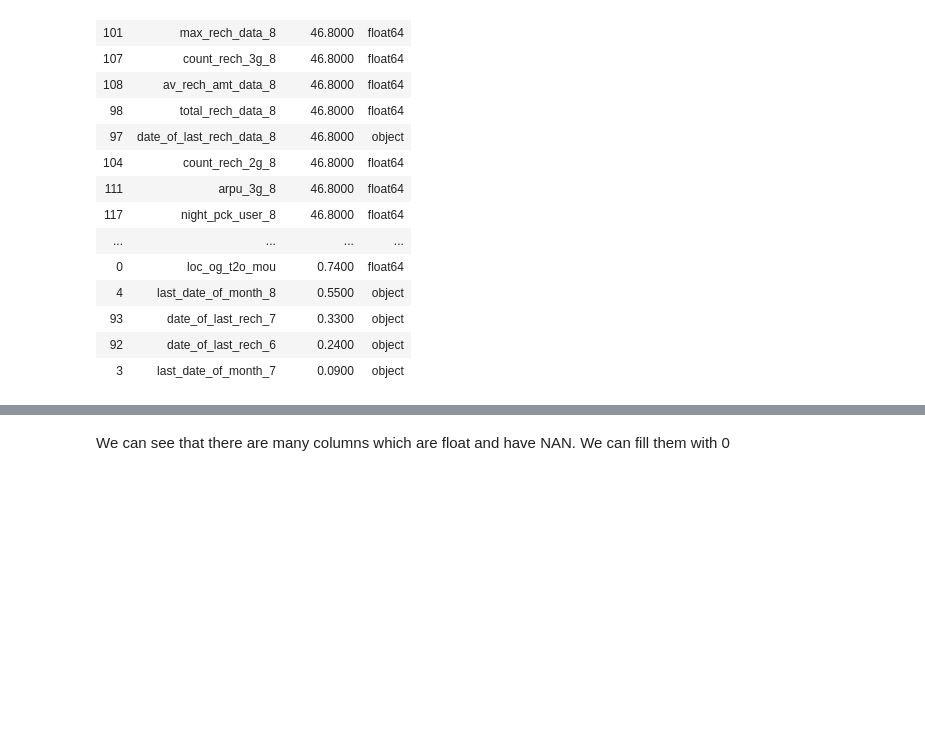
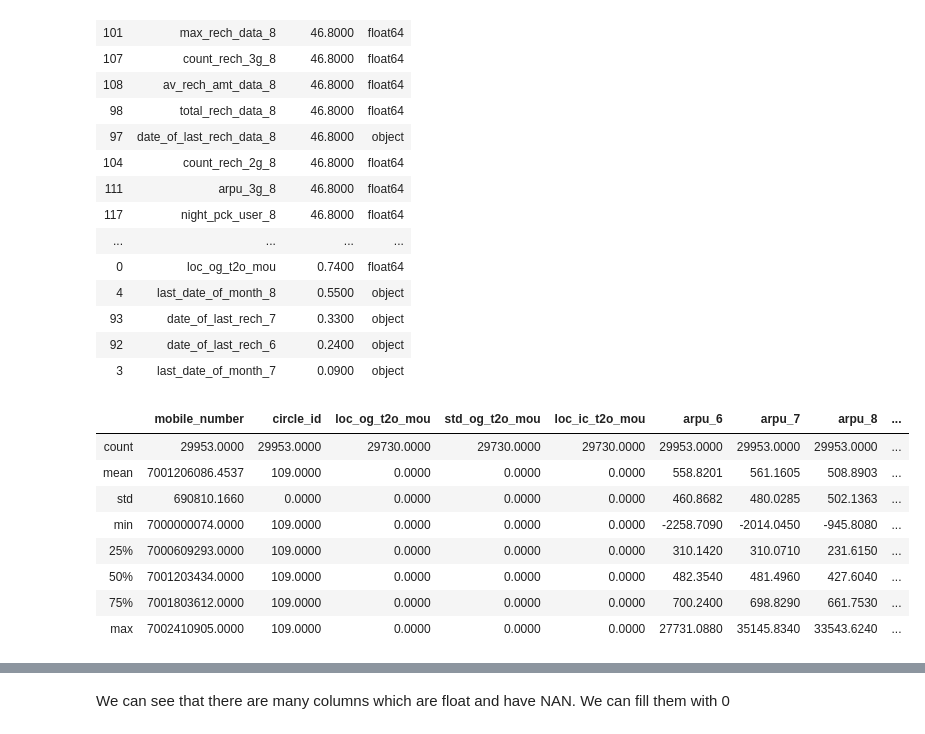
Before and after one commit to ashwanikumar04/telecom-churn-case-study, a Jupyter notebook: telecom-churn.ipynb, the cells around one changed output, grey strips where cells are left out. Cells and saved outputs as stored; diff of their text form; code cells hidden in the pictures; blank space fills up the shorter version.

```diff
--- a/telecom-churn.ipynb
+++ b/telecom-churn.ipynb
@@ -170,3 +175,15 @@ nan_df
 | 93 | date_of_last_rech_7 | 0.3300 | object |
 | 92 | date_of_last_rech_6 | 0.2400 | object |
 | 3 | last_date_of_month_7 | 0.0900 | object |
+# %%
+telecom_data.describe()
+# %% [output]
+|  | mobile_number | circle_id | loc_og_t2o_mou | std_og_t2o_mou | loc_ic_t2o_mou | arpu_6 | arpu_7 | arpu_8 | ... |
+| count | 29953.0000 | 29953.0000 | 29730.0000 | 29730.0000 | 29730.0000 | 29953.0000 | 29953.0000 | 29953.0000 | ... |
+| mean | 7001206086.4537 | 109.0000 | 0.0000 | 0.0000 | 0.0000 | 558.8201 | 561.1605 | 508.8903 | ... |
+| std | 690810.1660 | 0.0000 | 0.0000 | 0.0000 | 0.0000 | 460.8682 | 480.0285 | 502.1363 | ... |
+| min | 7000000074.0000 | 109.0000 | 0.0000 | 0.0000 | 0.0000 | -2258.7090 | -2014.0450 | -945.8080 | ... |
+| 25% | 7000609293.0000 | 109.0000 | 0.0000 | 0.0000 | 0.0000 | 310.1420 | 310.0710 | 231.6150 | ... |
+| 50% | 7001203434.0000 | 109.0000 | 0.0000 | 0.0000 | 0.0000 | 482.3540 | 481.4960 | 427.6040 | ... |
+| 75% | 7001803612.0000 | 109.0000 | 0.0000 | 0.0000 | 0.0000 | 700.2400 | 698.8290 | 661.7530 | ... |
+| max | 7002410905.0000 | 109.0000 | 0.0000 | 0.0000 | 0.0000 | 27731.0880 | 35145.8340 | 33543.6240 | ... |
```
Also changed, not shown: parts of 20 cells of this notebook.
